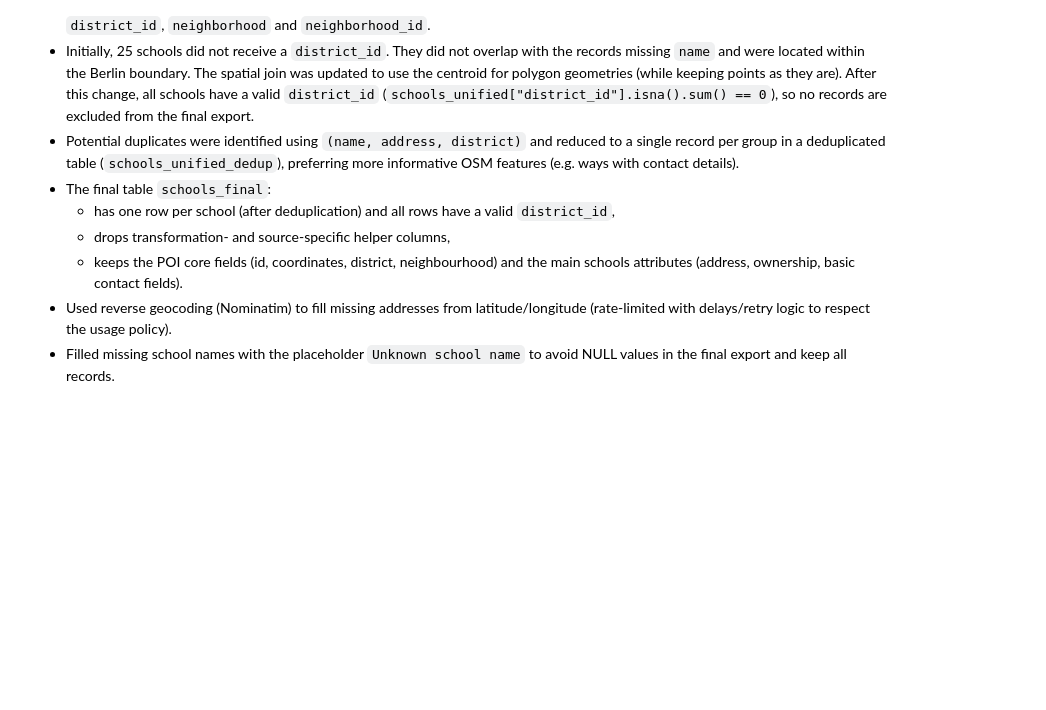
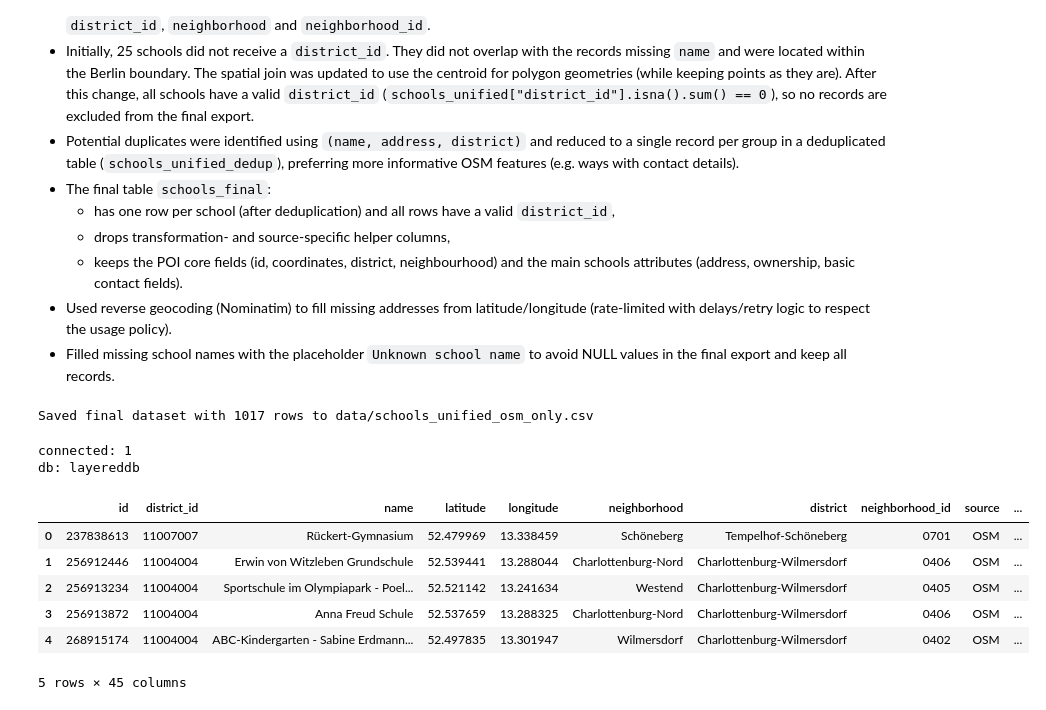
Before and after one commit to Nigar1209/berlin-poi-osm-pipeline, a Jupyter notebook: schools/scripts/schools_data_transformation.ipynb, the cells around one changed output. Saved outputs shown, nothing was run; the diff lists cells and outputs as text; code cells hidden in the pictures; blank space fills up the shorter version.

Commit message:
i created a empty table but the data dosn't upload in columns.

```diff
--- a/schools/scripts/schools_data_transformation.ipynb
+++ b/schools/scripts/schools_data_transformation.ipynb
@@ -728,3 +713,10 @@ Saved final dataset with 1017 rows to data/schools_unified_osm_only.csv
   latitude/longitude (rate-limited with delays/retry logic to respect the usage policy).
 - Filled missing school names with the placeholder `Unknown school name`
   to avoid NULL values in the final export and keep all records.
+# %%
+# Save final dataset
+output_path_final = "data/schools_unified_osm_only.csv"
+schools_final.to_csv(output_path_final, index=False)
+print(f"Saved final dataset with {len(schools_final)} rows to {output_path_final}")
+# %% [output]
+Saved final dataset with 1017 rows to data/schools_unified_osm_only.csv
@@ -730,0 +752,29 @@ Saved final dataset with 1017 rows to data/schools_unified_osm_only.csv
+# %%
+with engine.connect() as conn:
+    print("connected:", conn.execute(text("SELECT 1")).scalar())
+    print("db:", conn.execute(text("SELECT current_database()")).scalar())
+# %% [output]
+connected: 1
+db: layereddb
+# %%
+df_upload = schools_unified.copy()
+
+if "geometry" in df_upload.columns:
+    df_upload["geometry_wkt"] = df_upload["geometry"].astype(str)
+    df_upload = df_upload.drop(columns=["geometry"])
+
+if "latitude" in df_upload.columns and "longitude" in df_upload.columns:
+    df_upload["coordinates"] = df_upload["latitude"].astype(str) + "," + df_upload["longitude"].astype(str)
+
+if "id" in df_upload.columns:
+    df_upload["id"] = df_upload["id"].astype(str)
+
+df_upload.head()
+# %% [output]
+|  | id | district_id | name | latitude | longitude | neighborhood | district | neighborhood_id | source | ... |
+| 0 | 237838613 | 11007007 | Rückert-Gymnasium | 52.479969 | 13.338459 | Schöneberg | Tempelhof-Schöneberg | 0701 | OSM | ... |
+| 1 | 256912446 | 11004004 | Erwin von Witzleben Grundschule | 52.539441 | 13.288044 | Charlottenburg-Nord | Charlottenburg-Wilmersdorf | 0406 | OSM | ... |
+| 2 | 256913234 | 11004004 | Sportschule im Olympiapark - Poel... | 52.521142 | 13.241634 | Westend | Charlottenburg-Wilmersdorf | 0405 | OSM | ... |
+| 3 | 256913872 | 11004004 | Anna Freud Schule | 52.537659 | 13.288325 | Charlottenburg-Nord | Charlottenburg-Wilmersdorf | 0406 | OSM | ... |
+| 4 | 268915174 | 11004004 | ABC-Kindergarten - Sabine Erdmann... | 52.497835 | 13.301947 | Wilmersdorf | Charlottenburg-Wilmersdorf | 0402 | OSM | ... |
+5 rows × 45 columns
```
Also changed, not shown: parts of 10 cells of this notebook, 1 other file.
